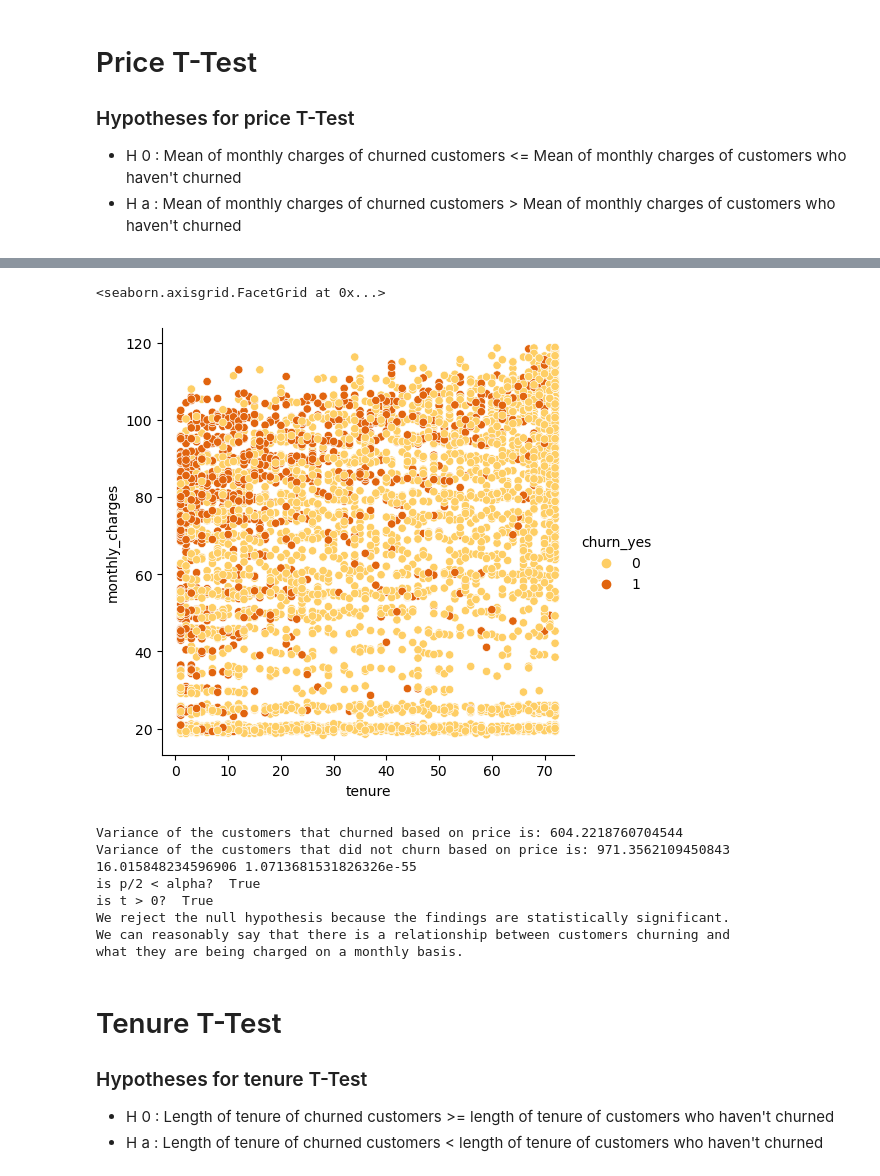
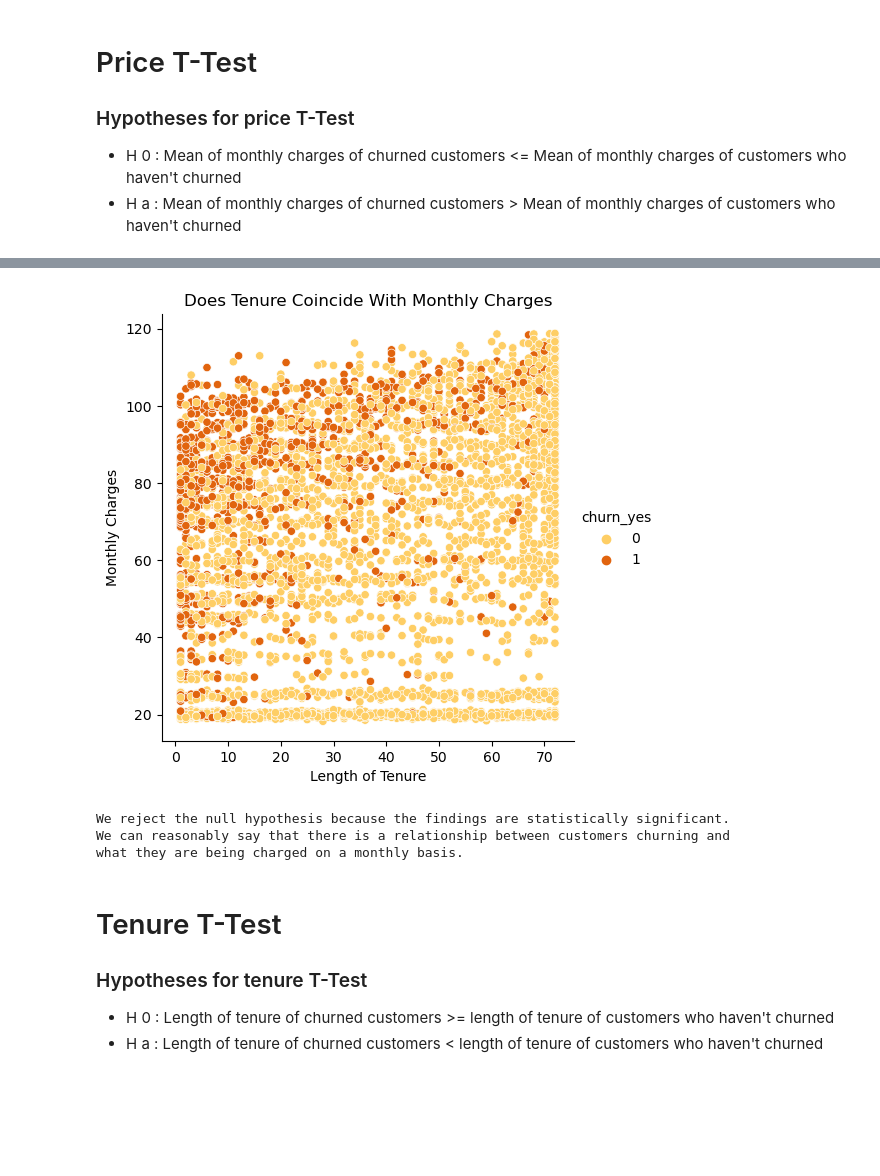
Before and after one commit to SHAWNSMITH16/classification_project, a Jupyter notebook: final_report_Smitty.ipynb, the cells around one changed output, grey strips where cells are left out. Cells and saved outputs as stored; diff of their text form; code cells hidden in the pictures; blank space fills up the shorter version.

```diff
--- a/final_report_Smitty.ipynb
+++ b/final_report_Smitty.ipynb
@@ -141,19 +165,17 @@ sns.stripplot(y = train.monthly_charges, x = train.churn_yes, data = train, size
 # %%
+#Plotting Monthly Charges and Tenure
 sns.relplot(train.tenure, train.monthly_charges, hue = 'churn_yes', data = train, palette = 'YlOrBr')
+plt.ylabel('Monthly Charges')
+plt.xlabel('Length of Tenure')
+plt.title('Does Tenure Coincide With Monthly Charges')
+plt.show()
 # %% [output]
-<seaborn.axisgrid.FacetGrid at 0x...>
-[figure, old version]
+[figure, new version]
 # %%
+#Running statistical T-Test
 alpha = .05
 
-print('Variance of the customers that churned based on price is:', churned_price.var())
-print('Variance of the customers that did not churn based on price is:', churn_no_price.var())
-
 t, p = stats.ttest_ind(churned_price, churn_no_price, equal_var=False)
-print(t, p / 2)
-
-print("is p/2 < alpha? ", p / 2 < alpha)
-print("is t > 0? ", t > 0)
 
 if p / 2 > alpha:
     print("We fail to reject the null hypothesis")
@@ -164,11 +186,6 @@ else:
           "\nWe can reasonably say that there is a relationship between customers churning and",
           "\nwhat they are being charged on a monthly basis.")
 # %% [output]
-Variance of the customers that churned based on price is: 604.2218760704544
-Variance of the customers that did not churn based on price is: 971.3562109450843
-16.015848234596906 1.0713681531826326e-55
-is p/2 < alpha?  True
-is t > 0?  True
 We reject the null hypothesis because the findings are statistically significant.
 We can reasonably say that there is a relationship between customers churning and
 what they are being charged on a monthly basis.
```
Also changed, not shown: parts of 74 cells of this notebook.
